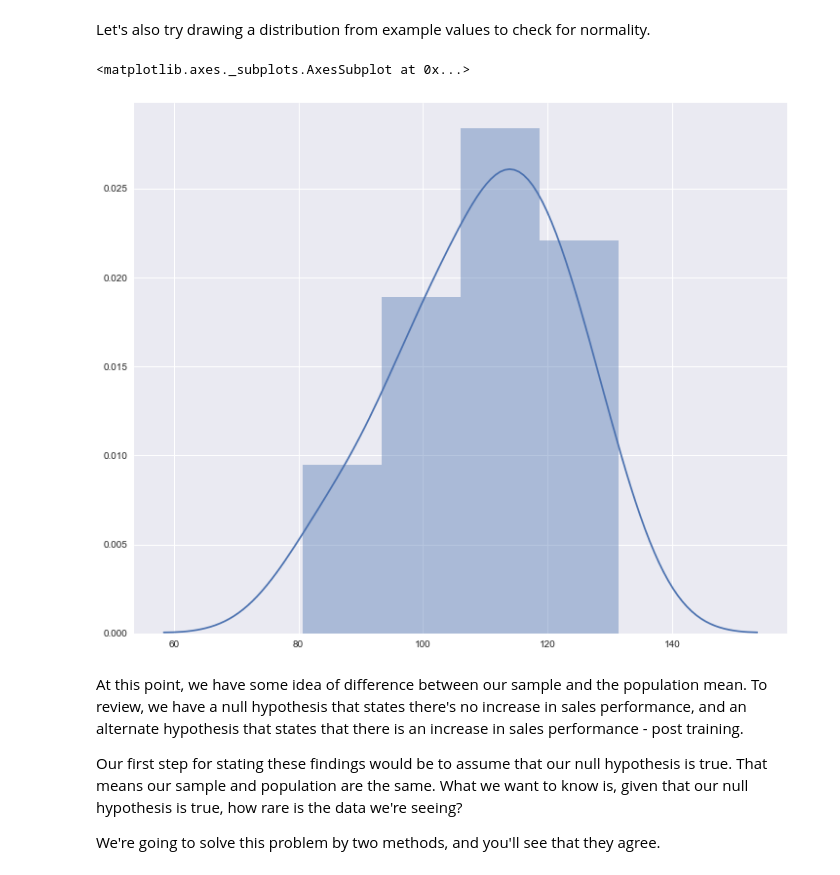
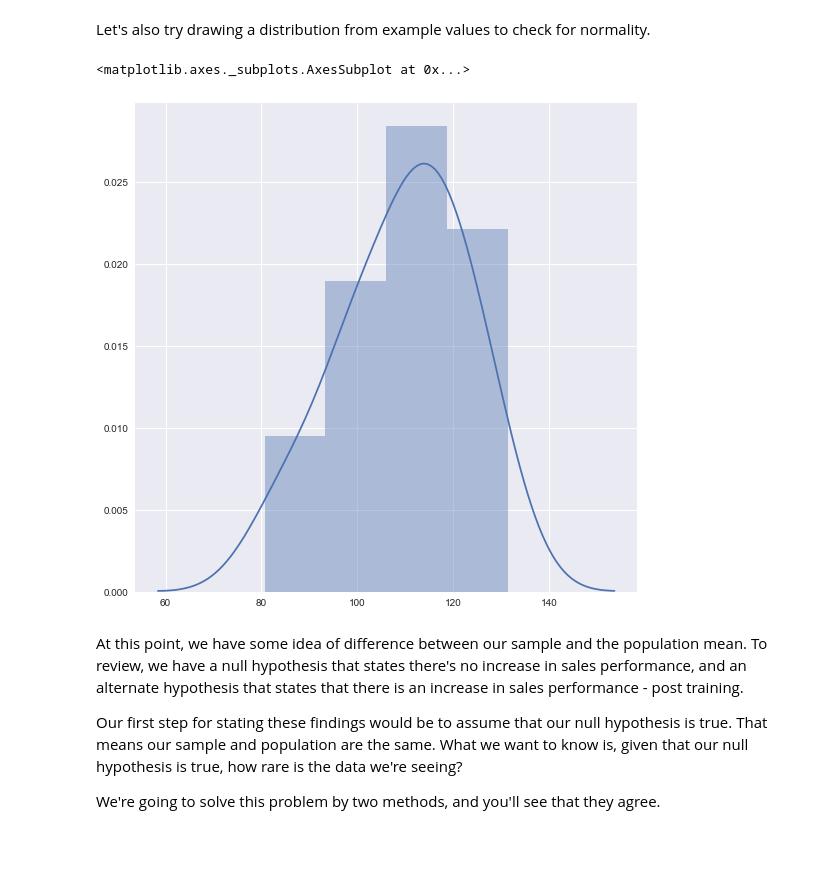
Before and after one commit to slieb74/ds-stats-1sample_t-nyc-career-ds-062518, a Jupyter notebook: index.ipynb, the cells around one changed output. Drawn from its saved outputs; the diff is of its cells as text; code cells hidden in the pictures; blank space fills up the shorter version.

```diff
--- a/index.ipynb
+++ b/index.ipynb
@@ -132,29 +132,34 @@ import matplotlib.pyplot as plt
 Identify the pieces of information you’ll need to calculate the test statistic as given above. The sample data should provide you with required values.
 # %%
 # Read the sales data into NumPy array. Alternatively, you can also read this data into a Pandas dataframe
-sample = None
+sample = np.array([122.09, 100.64, 125.77, 120.32, 118.25,  96.47, 111.4 ,  80.66,
+       110.77, 111.14, 102.9 , 114.54,  88.09,  98.59,  87.07, 110.43,
+       101.9 , 123.89,  97.03, 116.23, 108.3 , 112.82, 119.57, 131.38,
+       128.39])
 
 # Population mean (μ)
-mu = None
+mu = 100
 
 # Sample mean (x̄) using NumPy mean()
-x_bar= None
+x_bar= np.mean(sample)
 
-# Sample Stadrad Deviation (sigma) using Numpy
-sigma = None
+# Sample Standard Deviation (sigma) using Numpy
+sigma = np.std(sample)
 
 # Sample size (n)
-n = None
+n = len(sample)
 
 # Degrees of Freedom
-df =None
+df =n-1
 
 # Difference in sample mean
-diff =None
+diff = x_bar-mu
 
 
 # Print the findings
-
+print("""The sample contains {} observations, having a mean of {}
+and a standard deviation (sigma) of {}, with {} degrees of freedom""".format(n,x_bar, sigma,df))
+print('The difference between sample and population means is: {}'.format(diff))
 
 # The sample contains 25 observations, having a mean of 109.5456
 # and a standard deviation (sigma) =  13.069276668584225 ,
@@ -168,9 +175,11 @@ The sample contains 25 observations, having a mean of 109.5456 and a standard de
 Let's also try drawing a distribution from example values to check for normality.
 # %%
 # Plot the sample distribution
+sns.set(rc={'figure.figsize':(9,9)})
+sns.distplot(sample)
 # %% [output]
 <matplotlib.axes._subplots.AxesSubplot at 0x...>
-[figure, old version]
+[figure, new version]
 # %% [markdown]
 At this point, we have some idea of difference between our sample and the population mean. To review, we have a null hypothesis that states there's no increase in sales performance, and an alternate hypothesis that states that there is an increase in sales performance - post training.
 
```
Also changed, not shown: parts of 12 cells of this notebook.
